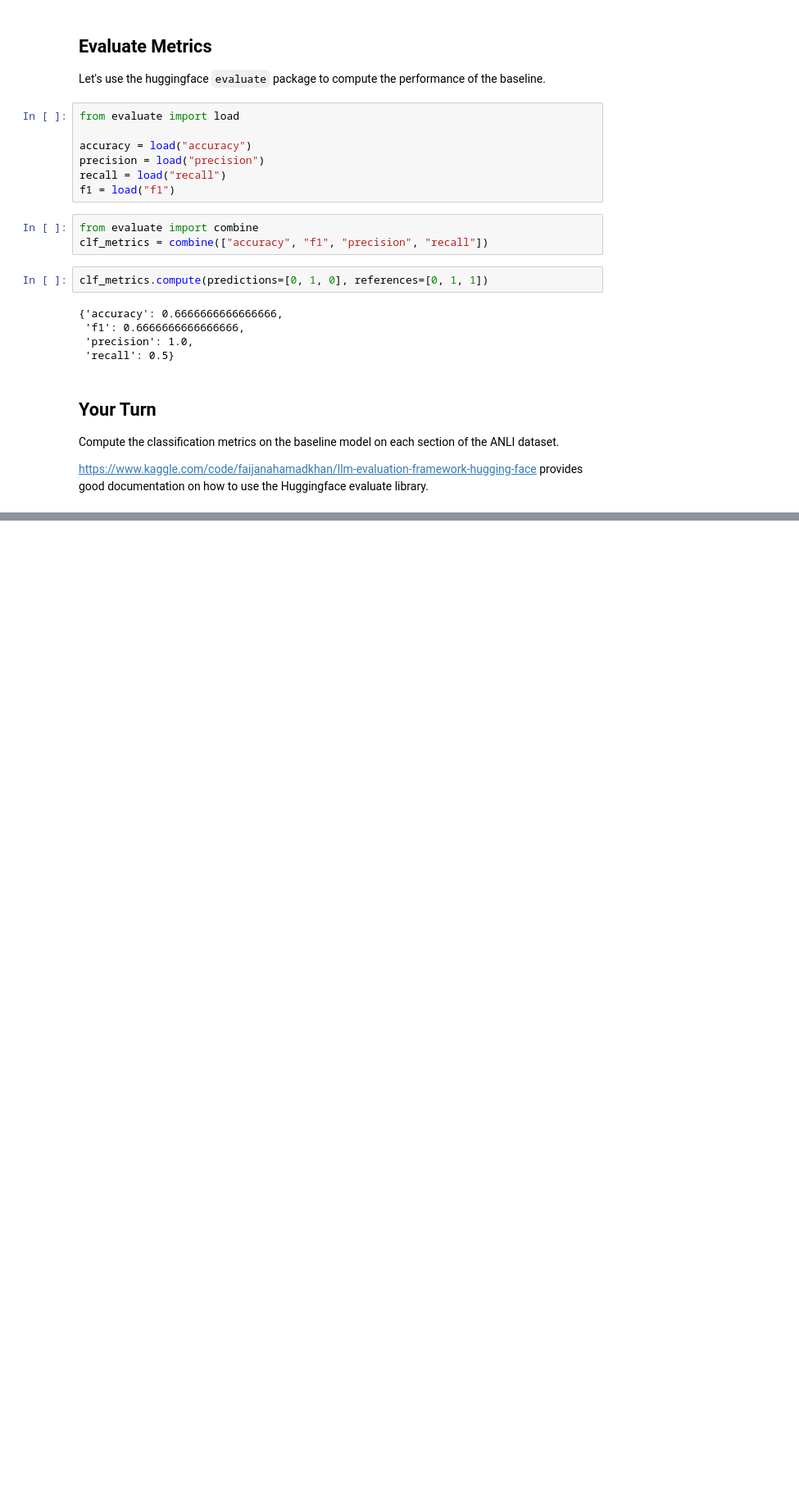
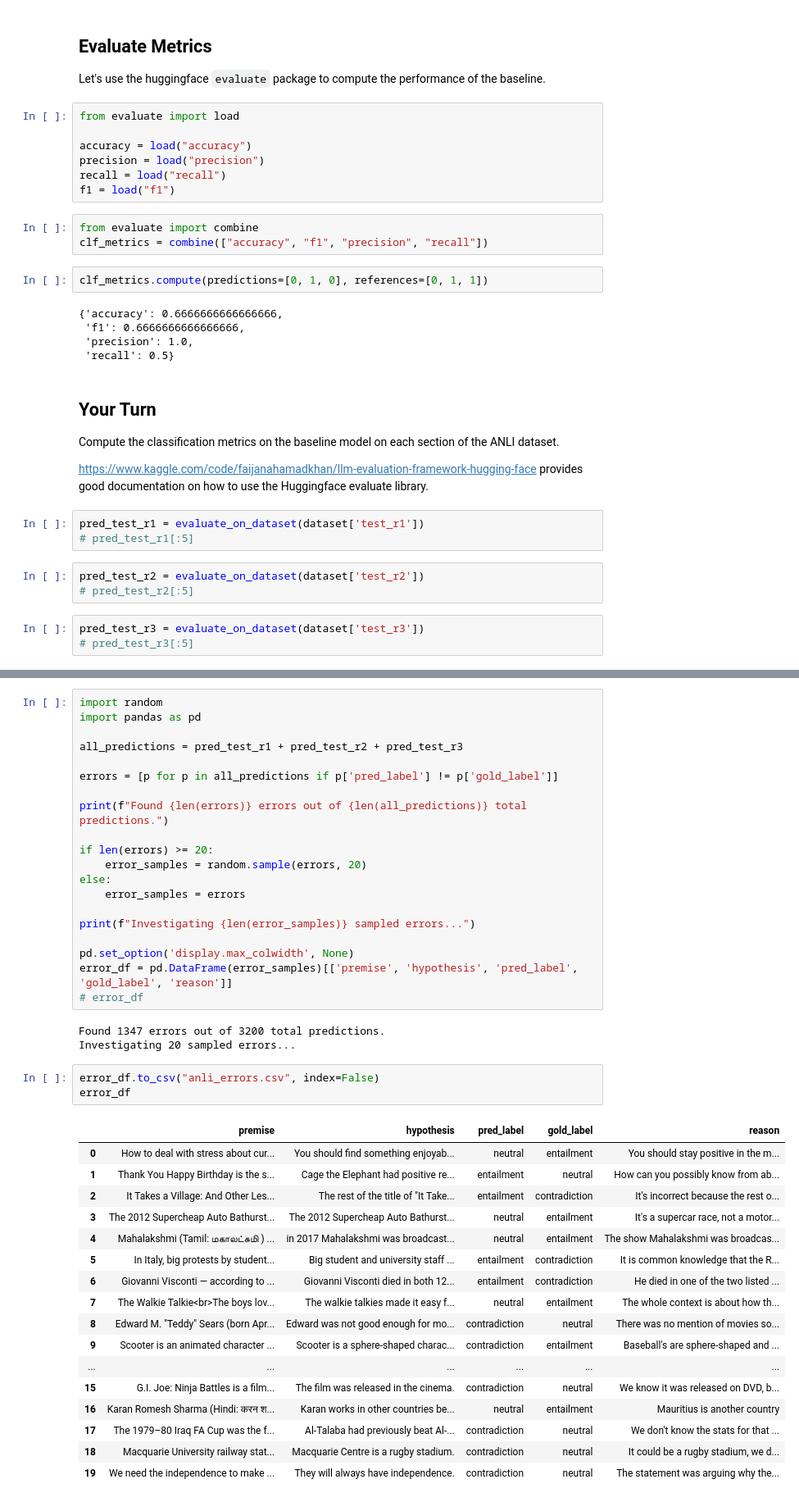
Before and after one commit to poslevkusie7/nlp-with-llms-2025-hw2, a Jupyter notebook: anli_baseline.ipynb, the cells around one changed output, grey strips where cells are left out. Shown at 82% size. Saved outputs shown, nothing was run; the diff lists cells and outputs as text; blank space fills up the shorter version.

```diff
--- a/anli_baseline.ipynb
+++ b/anli_baseline.ipynb
@@ -159,3 +154,12 @@ clf_metrics.compute(predictions=[0, 1, 0], references=[0, 1, 1])
 Compute the classification metrics on the baseline model on each section of the ANLI dataset.
 
 https://www.kaggle.com/code/faijanahamadkhan/llm-evaluation-framework-hugging-face provides good documentation on how to use the Huggingface evaluate library.
+# %%
+pred_test_r1 = evaluate_on_dataset(dataset['test_r1'])
+# pred_test_r1[:5]
+# %%
+pred_test_r2 = evaluate_on_dataset(dataset['test_r2'])
+# pred_test_r2[:5]
+# %%
+pred_test_r3 = evaluate_on_dataset(dataset['test_r3'])
+# pred_test_r3[:5]
@@ -161,0 +223,44 @@ https://www.kaggle.com/code/faijanahamadkhan/llm-evaluation-framework-hugging-fa
+# %%
+import random
+import pandas as pd
+
+all_predictions = pred_test_r1 + pred_test_r2 + pred_test_r3
+
+errors = [p for p in all_predictions if p['pred_label'] != p['gold_label']]
+
+print(f"Found {len(errors)} errors out of {len(all_predictions)} total predictions.")
+
+if len(errors) >= 20:
+    error_samples = random.sample(errors, 20)
+else:
+    error_samples = errors
+
+print(f"Investigating {len(error_samples)} sampled errors...")
+
+pd.set_option('display.max_colwidth', None)
+error_df = pd.DataFrame(error_samples)[['premise', 'hypothesis', 'pred_label', 'gold_label', 'reason']]
+# error_df
+# %% [output]
+Found 1347 errors out of 3200 total predictions.
+Investigating 20 sampled errors...
+# %%
+error_df.to_csv("anli_errors.csv", index=False)
+error_df
+# %% [output]
+|  | premise | hypothesis | pred_label | gold_label | reason |
+| 0 | How to deal with stress about cur... | You should find something enjoyab... | neutral | entailment | You should stay positive in the m... |
+| 1 | Thank You Happy Birthday is the s... | Cage the Elephant had positive re... | entailment | neutral | How can you possibly know from ab... |
+| 2 | It Takes a Village: And Other Les... | The rest of the title of "It Take... | entailment | contradiction | It's incorrect because the rest o... |
+| 3 | The 2012 Supercheap Auto Bathurst... | The 2012 Supercheap Auto Bathurst... | neutral | entailment | It's a supercar race, not a motor... |
+| 4 | Mahalakshmi (Tamil: மகாலட்சுமி ) ... | in 2017 Mahalakshmi was broadcast... | neutral | entailment | The show Mahalakshmi was broadcas... |
+| 5 | In Italy, big protests by student... | Big student and university staff ... | entailment | contradiction | It is common knowledge that the R... |
+| 6 | Giovanni Visconti — according to ... | Giovanni Visconti died in both 12... | entailment | contradiction | He died in one of the two listed ... |
+| 7 | The Walkie Talkie<br>The boys lov... | The walkie talkies made it easy f... | neutral | entailment | The whole context is about how th... |
+| 8 | Edward M. "Teddy" Sears (born Apr... | Edward was not good enough for mo... | contradiction | neutral | There was no mention of movies so... |
+| 9 | Scooter is an animated character ... | Scooter is a sphere-shaped charac... | contradiction | entailment | Baseball's are sphere-shaped and ... |
+| ... | ... | ... | ... | ... | ... |
+| 15 | G.I. Joe: Ninja Battles is a film... | The film was released in the cinema. | contradiction | neutral | We know it was released on DVD, b... |
+| 16 | Karan Romesh Sharma (Hindi: करन श... | Karan works in other countries be... | neutral | entailment | Mauritius is another country |
+| 17 | The 1979–80 Iraq FA Cup was the f... | Al-Talaba had previously beat Al-... | contradiction | neutral | We don't know the stats for that ... |
+| 18 | Macquarie University railway stat... | Macquarie Centre is a rugby stadium. | contradiction | neutral | It could be a rugby stadium, we d... |
+| 19 | We need the independence to make ... | They will always have independence. | contradiction | neutral | The statement was arguing why the... |
```
Also changed, not shown: parts of 2 cells of this notebook.
